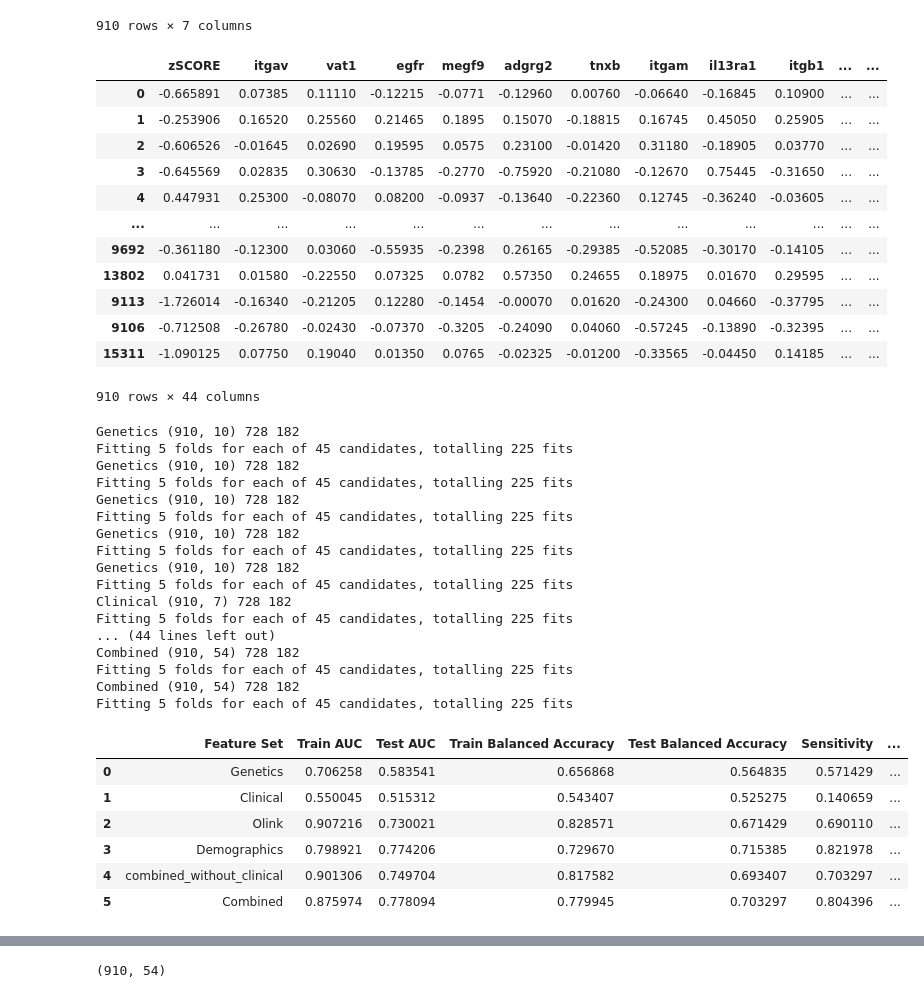
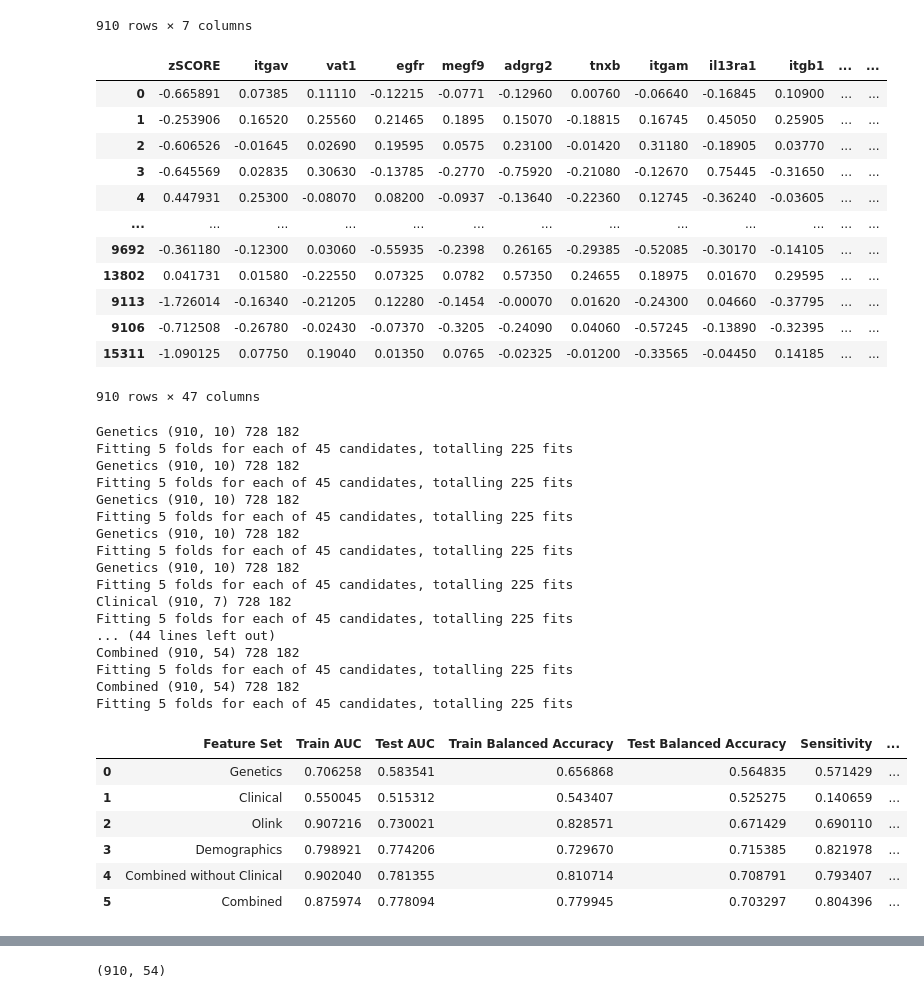
Before and after one commit to NIH-CARD/Gut-Brain-Nexus, a Jupyter notebook: PD_classification.ipynb, the cells around one changed output, grey strips where cells are left out. Cells and saved outputs as stored; diff of their text form; code cells hidden in the pictures.

```diff
--- a/PD_classification.ipynb
+++ b/PD_classification.ipynb
@@ -164,6 +164,9 @@ X_demographics_info = t2.drop(['p131022', 'zSCORE', 'p130708', 'p131600', 'p1316
 X_combined_without_clinical_info = t2.drop(['p131022', 'p130708', 'p131600', 'p131640', 'p130714',
        'p130770', 'p130718', 'p130706',
        'Townsend_deprivation_index', 'sex', 'Age_at_recruitment' ], axis = 1).copy()
+
+X_combined_without_clinical_info = t2.drop(['p131022', 'p130708', 'p131600', 'p131640', 'p130714',
+       'p130770', 'p130718', 'p130706'], axis = 1).copy()
 # %%
 X_combined_model
 # %% [output]
@@ -211,7 +214,7 @@ X_combined_without_clinical_info
 | 9113 | -1.726014 | -0.16340 | -0.21205 | 0.12280 | -0.1454 | -0.00070 | 0.01620 | -0.24300 | 0.04660 | -0.37795 | ... | ... |
 | 9106 | -0.712508 | -0.26780 | -0.02430 | -0.07370 | -0.3205 | -0.24090 | 0.04060 | -0.57245 | -0.13890 | -0.32395 | ... | ... |
 | 15311 | -1.090125 | 0.07750 | 0.19040 | 0.01350 | 0.0765 | -0.02325 | -0.01200 | -0.33565 | -0.04450 | 0.14185 | ... | ... |
-910 rows × 44 columns
+910 rows × 47 columns
 # %%
 import numpy as np
 import scipy.stats as stats
@@ -248,8 +251,8 @@ feature_sets = {
     'Clinical': X_clinical_info,
     'Olink': X_olink_info,
     'Demographics': X_demographics_info,
-    'combined_without_clinical': X_combined_without_clinical_info,
-        'Combined': X_combined_model,
+    'Combined without Clinical': X_combined_without_clinical_info,
+    'Combined': X_combined_model,
 }
 
 #Define a parameter grid for Gradient Boosting
@@ -269,6 +272,7 @@ metrics = []
 outer_cv = StratifiedKFold(n_splits=5, shuffle=True, random_state=42)
 full_list_d_modality = {}
 
+list_of_model_5cv = []
 # Loop through each feature set
 for label, X in feature_sets.items():
     # if not label == 'Combined':
@@ -299,6 +303,8 @@ for label, X in feature_sets.items():
 
         # Best model evaluation
         best_model = grid_search.best_estimator_
+        if label == 'Combined':
+            list_of_model_5cv.append(best_model)
 
         # Predict probabilities and classes for both training and test sets
         train_probabilities = best_model.predict_proba(X_train_outer)[:, 1]
@@ -353,34 +359,34 @@ for label, X in feature_sets.items():
 
 # Create DataFrame from metrics
 metrics_df = pd.DataFrame(metrics)
 # Save DataFrame to a CSV file
 metrics_df.to_csv('PD_metrics.csv', index=False)
 
 metrics_df
 # %% [output]
 Genetics (910, 10) 728 182
 Fitting 5 folds for each of 45 candidates, totalling 225 fits
 Genetics (910, 10) 728 182
 Fitting 5 folds for each of 45 candidates, totalling 225 fits
 Genetics (910, 10) 728 182
 Fitting 5 folds for each of 45 candidates, totalling 225 fits
 Genetics (910, 10) 728 182
 Fitting 5 folds for each of 45 candidates, totalling 225 fits
 Genetics (910, 10) 728 182
 Fitting 5 folds for each of 45 candidates, totalling 225 fits
 Clinical (910, 7) 728 182
 Fitting 5 folds for each of 45 candidates, totalling 225 fits
 ... (44 lines left out)
 Combined (910, 54) 728 182
 Fitting 5 folds for each of 45 candidates, totalling 225 fits
 Combined (910, 54) 728 182
 Fitting 5 folds for each of 45 candidates, totalling 225 fits
 |  | Feature Set | Train AUC | Test AUC | Train Balanced Accuracy | Test Balanced Accuracy | Sensitivity | ... |
 | 0 | Genetics | 0.706258 | 0.583541 | 0.656868 | 0.564835 | 0.571429 | ... |
 | 1 | Clinical | 0.550045 | 0.515312 | 0.543407 | 0.525275 | 0.140659 | ... |
 | 2 | Olink | 0.907216 | 0.730021 | 0.828571 | 0.671429 | 0.690110 | ... |
 | 3 | Demographics | 0.798921 | 0.774206 | 0.729670 | 0.715385 | 0.821978 | ... |
-| 4 | combined_without_clinical | 0.901306 | 0.749704 | 0.817582 | 0.693407 | 0.703297 | ... |
+| 4 | Combined without Clinical | 0.902040 | 0.781355 | 0.810714 | 0.708791 | 0.793407 | ... |
 | 5 | Combined | 0.875974 | 0.778094 | 0.779945 | 0.703297 | 0.804396 | ... |
 # %%
 def f_mean(x):
```
Also changed, not shown: parts of 6 cells of this notebook, 19 other files.
